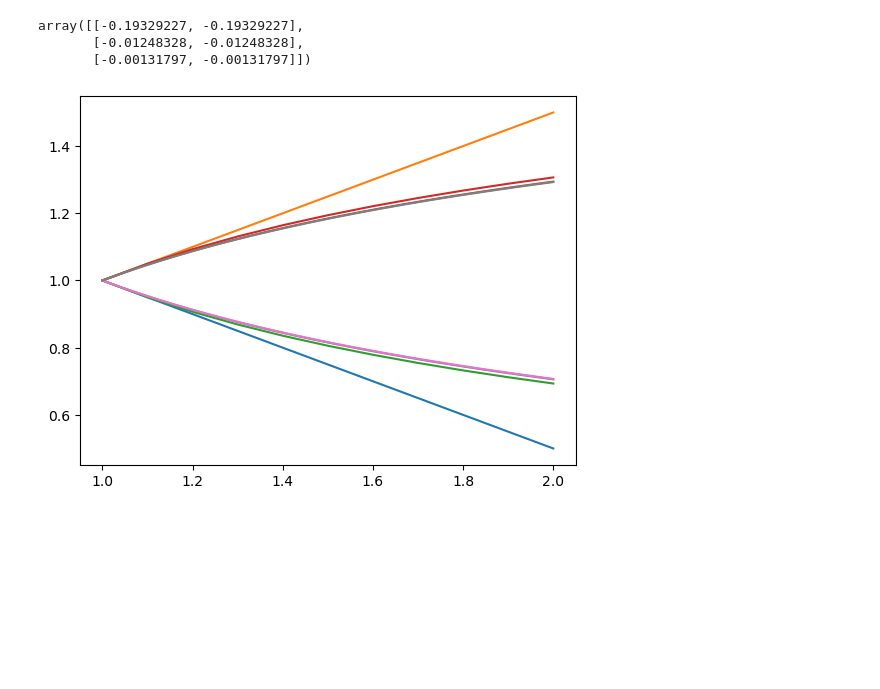
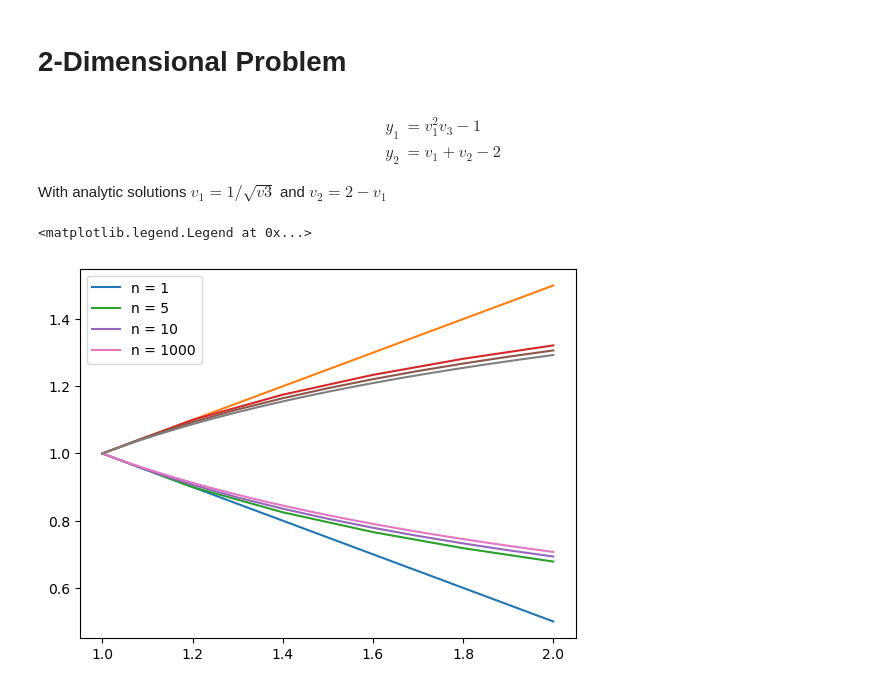
Before and after one commit to jessegrabowski/cge_modeling, a Jupyter notebook: notebooks/Tests and Ohter/Linearization in Pytensor.ipynb, the cells around one changed output. Saved outputs shown, nothing was run; the diff lists cells and outputs as text; code cells hidden in the pictures; blank space fills up the shorter version.

```diff
--- a/notebooks/Tests and Ohter/Linearization in Pytensor.ipynb
+++ b/notebooks/Tests and Ohter/Linearization in Pytensor.ipynb
@@ -9,0 +32,8 @@ from cge_modeling.pytensorf.compile import build_euler_approximation_function
+# %%
+x = pt.dscalar("x")
+y = pt.dscalar("y")
+eq = pt.atleast_1d(y - pt.maximum(0, pt.cos(x)) * pt.cos(x))
+n_steps = pt.iscalar("n_steps")
+
+x0_final, result = euler_approximation(eq, [y], [x], n_steps=n_steps)
+f = pytensor.function([y, x, x0_final, n_steps], result)
@@ -10,14 +54,20 @@ from cge_modeling.pytensorf.compile import build_euler_approximation_function
+# %% [markdown]
+# 2-Dimensional Problem
+# %% [markdown]
+$$\begin{align} y_1 &= v_1 ^ 2 v_3 - 1 \\
+                y_2 &= v_1 + v_2 - 2 \end{align}$$
+
+With analytic solutions $v_1 = 1 / \sqrt{v3}$ and $v_2 = 2 - v_1$
 # %%
 variables = v1, v2 = [pt.dscalar(name) for name in ["v1", "v2"]]
 parameters = v3 = pt.dscalar("v3")
-inputs = variables + parameters
+n_steps = pt.iscalar("n_steps")
+inputs = variables + [parameters]
 
-equations = [v1**2 * v3 - 1, v1 + v2 - 2]
+equations = pt.stack([v1**2 * v3 - 1, v1 + v2 - 2])
 # %%
-f_1 = build_euler_approximation_function(equations, variables, [parameters], n_steps=1)
-f_10 = build_euler_approximation_function(equations, variables, [parameters], n_steps=10)
-f_100 = build_euler_approximation_function(equations, variables, [parameters], n_steps=100)
-f_10k = build_euler_approximation_function(equations, variables, [parameters], n_steps=10_000)
+theta_final, result = euler_approximation(equations, variables, [parameters], n_steps=n_steps)
+f = pytensor.function(inputs + [theta_final, n_steps], result)
 # %%
 def f_analytic(v3):
     v1 = 1 / np.sqrt(v3)
@@ -37,13 +82,10 @@ errors = np.c_[[solution[-1] - analytic_solution for solution in approximate_sol
-# %%
-np.diff(np.abs(errors), axis=0)
-# %% [output]
-array([[-0.19329227, -0.19329227],
-       [-0.01248328, -0.01248328],
-       [-0.00131797, -0.00131797]])
 # %%
 fig, ax = plt.subplots()
-for f in [f_1, f_10, f_100, f_10k]:
-    x, theta = f(1.0, 1.0, 1.0, np.array([2.0]))
-    ax.plot(theta.ravel(), x)
+for n in [1, 5, 10, 1000]:
+    *x, theta = f(1.0, 1.0, 1.0, np.array([2.0]), n)
+    for i, x_vals in enumerate(x):
+        ax.plot(theta.ravel(), x_vals, label=f"n = {n}" if i == 0 else None)
+ax.legend()
 # %% [output]
+<matplotlib.legend.Legend at 0x...>
-[figure, old version]
+[figure, new version]
```
Also changed, not shown: parts of 8 cells of this notebook, 15 other files.
